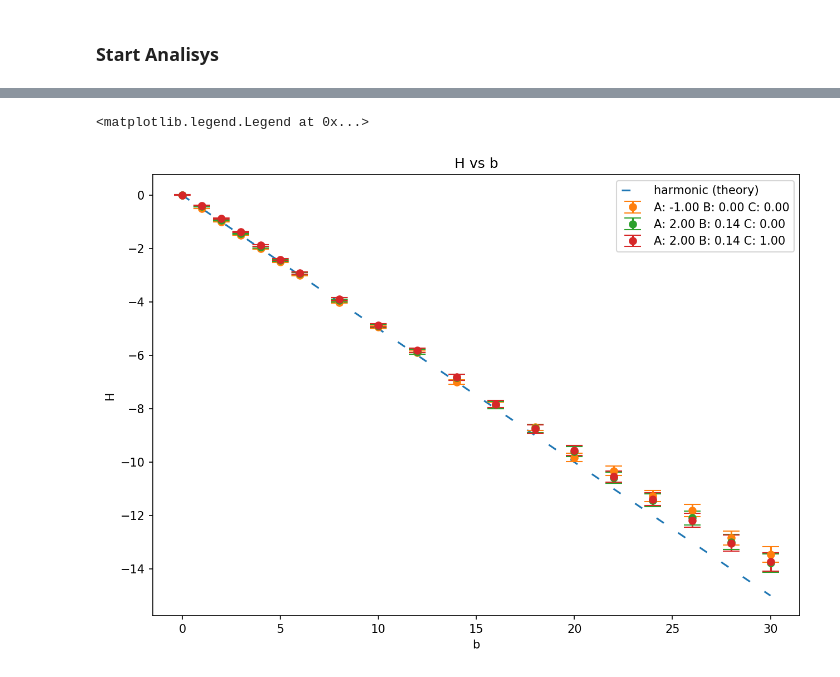
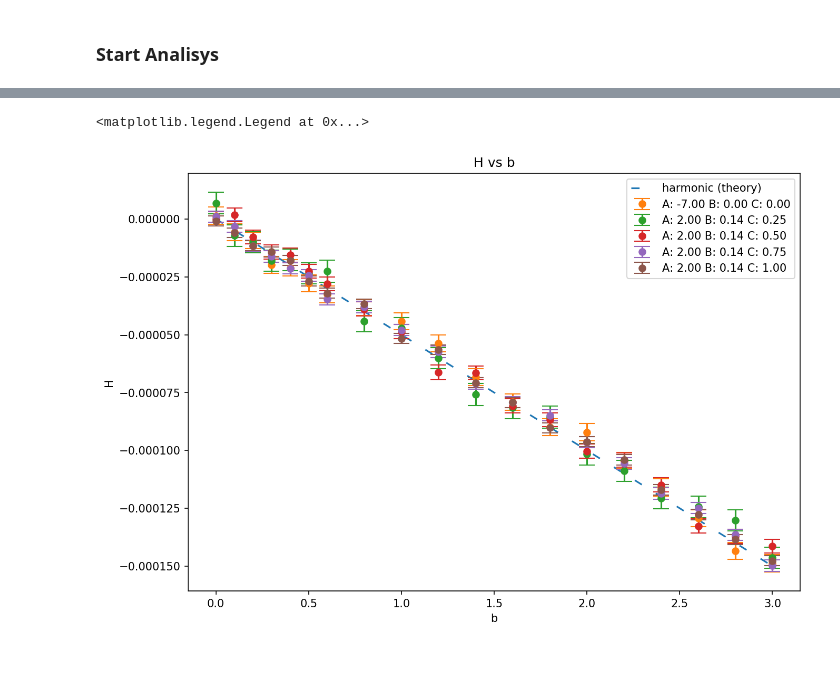
Before and after one commit to ashmat98/nsolve-sde, a Jupyter notebook: 2d check theory only memory anharmonic2.ipynb, the cells around one changed output, grey strips where cells are left out. Drawn from its saved outputs; the diff is of its cells as text; code cells hidden in the pictures.

```diff
--- a/2d check theory only memory anharmonic2.ipynb
+++ b/2d check theory only memory anharmonic2.ipynb
@@ -31,11 +39,14 @@ def mean_with_err(arr, axis):
 params = [
 ]
 
-bs =  (0,1,2,3,4,5,6,8,10,12,14,16,18,20,22,24,26,28,30)
+bs =  np.array([0,1,2,3,4,5,6,8,10,12,14,16,18,20,22,24,26,28,30])/10
 # bs =  (0,3,6,10)#,12,14,16,18,20,22,24,26,28,30)
-params += [(-1,0,0,0,0,1,b,1) for b in bs]
-params += [(2,0.14,0,0,0,1,b,1) for b in bs]
-params += [(2,0.14,1,0.01,5,1,b,1) for b in bs]
+params += [(-7,0,0,0,0,100,b,10) for b in bs]
+# params += [(2,0.14,0,0,0,100,b,10) for b in bs]
+params += [(2,0.14,0.25,0.01,5,100,b,10) for b in bs]
+params += [(2,0.14,0.50,0.01,5,100,b,10) for b in bs]
+params += [(2,0.14,0.75,0.01,5,100,b,10) for b in bs]
+params += [(2,0.14,1.00,0.01,5,100,b,10) for b in bs]
 
 
 df = pd.DataFrame(params, columns=["A","B","C","D","F","g0","b","ka"])
@@ -43,4 +54,15 @@ df = pd.DataFrame(params, columns=["A","B","C","D","F","g0","b","ka"])
 def f(row):
     return pd.Series(get_RSH(row.A, row.B, row.g0, row.b, row.ka),index=("R","S","H","varL"))
 df = pd.concat([df, df.apply(f, axis=1)], axis=1, sort=False)
+
+df["S_init"] = 1/df.g0/2/df.ka**2*(df.ka**2+df.g0*df.ka+df.b**2)
+
+df["R_init"] = df.A/df.B/2
+df.loc[df.A<0,"R_init"] = 7
+
+df["H_init"] = - 1/2/df.g0/df.ka**2*df.b
+# %%
+df["S_init"] = 0
+df["R_init"] = 0
+df["H_init"] = 0
 # %%
@@ -170,21 +187,21 @@ df[sorted(df.columns)].round(4)
 # %%
 gb=df.groupby(["A","B","C","D","F"])
 
 plt.figure(figsize=(10,7), dpi=150)
 plt.title("H vs b")
 plt.xlabel("b");plt.ylabel("H")
-plt.plot(*zip(*[(b, get_RSH(-1, 0,1,b,1)[2]) for b in np.linspace(min(bs), max(bs))]),ls=(0, (5, 10)), label="harmonic (theory)")
+plt.plot(*zip(*[(b, get_RSH(-7, 0,100,b,10)[2]) for b in np.linspace(min(bs), max(bs))]),ls=(0, (5, 10)), label="harmonic (theory)")
 for key in gb.groups:
     gp = gb.get_group(key)
 #     plt.plot(gp.b, gp.Hx)
-    plt.errorbar(gp.b, gp.Hx, yerr=gp.Hx_err*10, capsize=7, marker="o", ls="none",
+    plt.errorbar(gp.b, gp.Hx, yerr=gp.Hx_err, capsize=7, marker="o", ls="none",
                  label=f"A: {gp.A.mean():0.2f} B: {gp.B.mean():0.2f} C: {gp.C.mean():0.2f}")
 # plt.xlim(-1,5)
 # plt.ylim(-4,1)
 plt.legend()
 # %% [output]
 <matplotlib.legend.Legend at 0x...>
-[figure, old version]
+[figure, new version]
 # %%
 gb=df.groupby(["A","B","C","D","F"])
 
```
Also changed, not shown: parts of 18 cells of this notebook, 1 other file.
